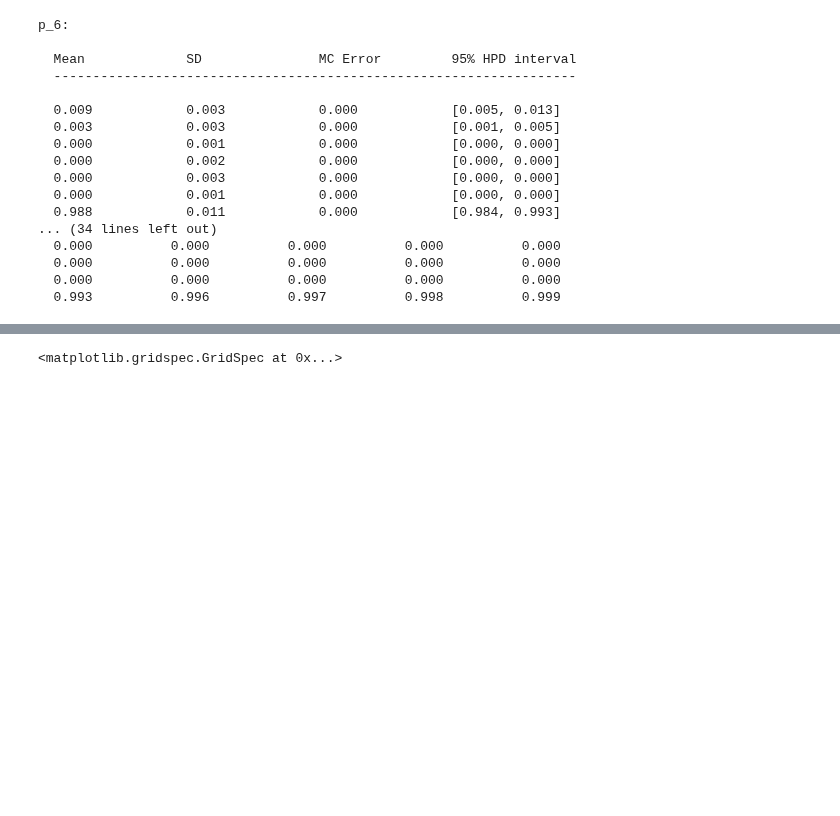
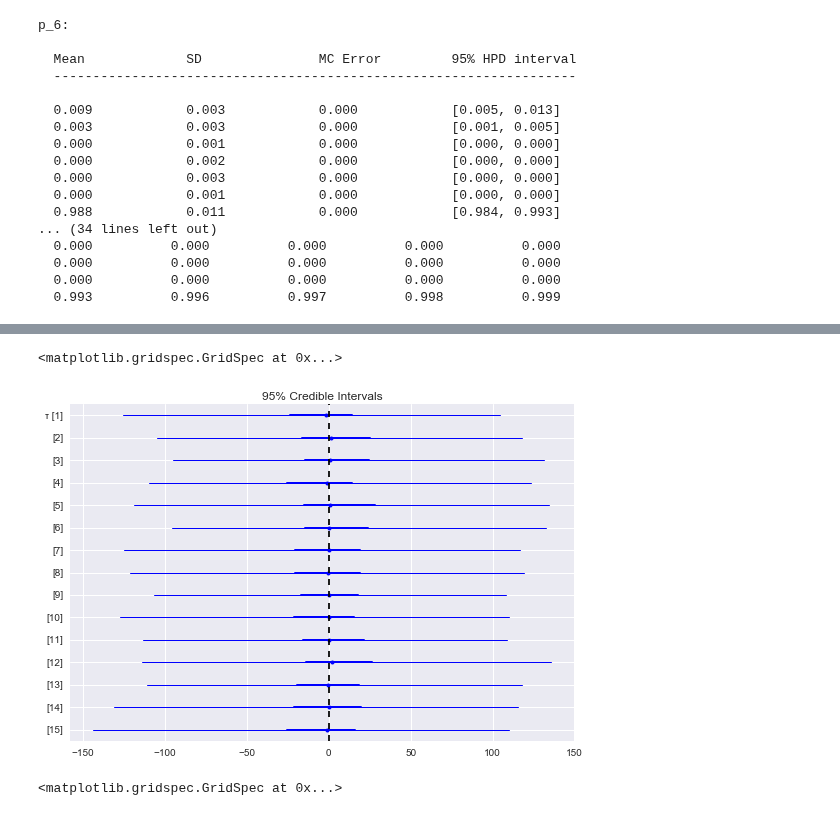
Before and after one commit to VanderbiltPopHealthSci/uterine_fibroids_MA, a Jupyter notebook: UF Interventions Meta-analysis.ipynb, the cells around one changed output, grey strips where cells are left out. Drawn from its saved outputs; the diff is of its cells as text; code cells hidden in the pictures; blank space fills up the shorter version.

```diff
--- a/UF Interventions Meta-analysis.ipynb
+++ b/UF Interventions Meta-analysis.ipynb
@@ -608,3 +627,8 @@ pm.forestplot(trace_med_manage, vars=['μ'], ylabels=plot_labels)
+# %%
+pm.forestplot(trace_med_manage, vars=['τ'])
+# %% [output]
+<matplotlib.gridspec.GridSpec at 0x...>
+[figure, added]
 # %%
 pm.forestplot(trace_med_manage, vars=['p_12'], ylabels=plot_labels)
 # %% [output]
```
Also changed, not shown: parts of 12 cells of this notebook, 2 other files.
